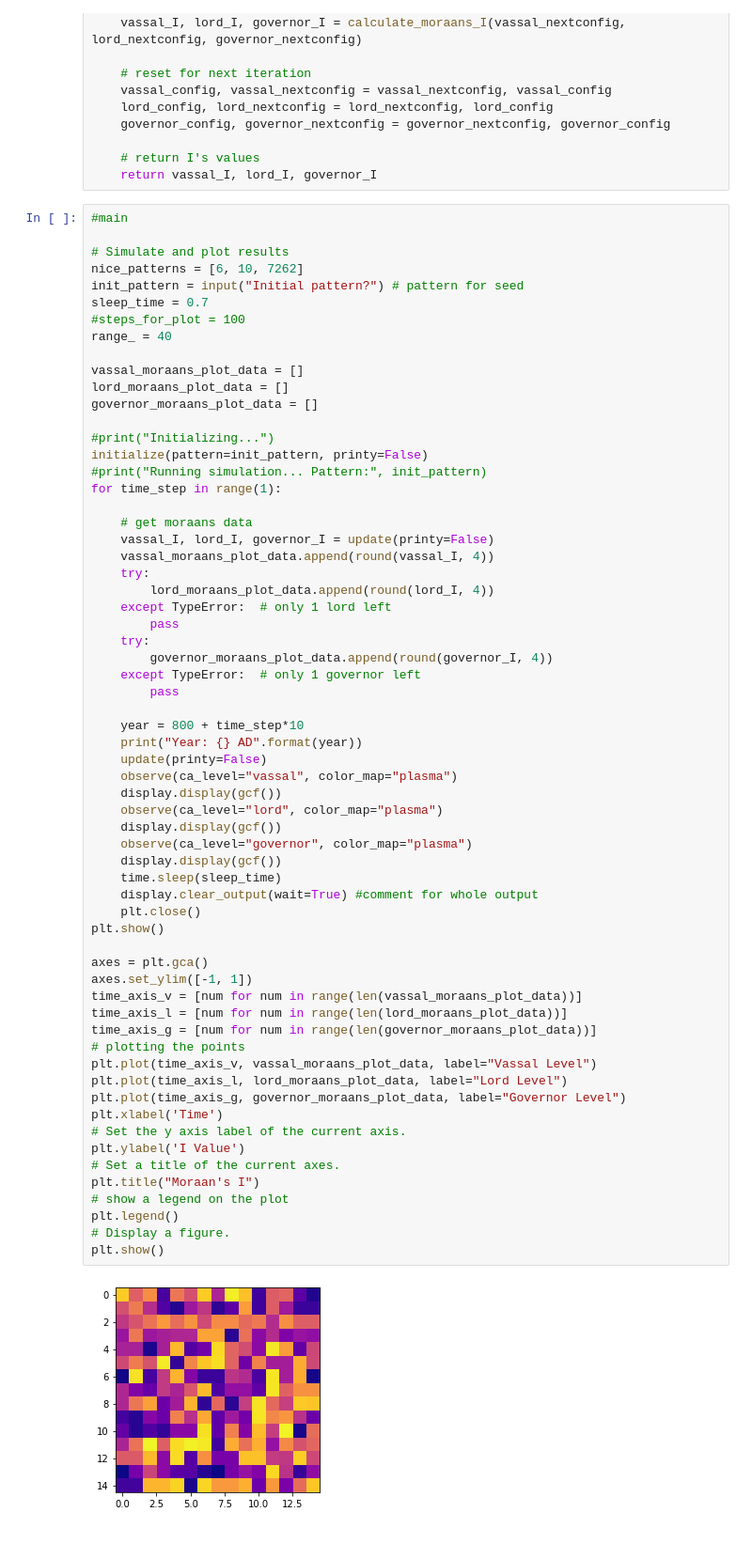
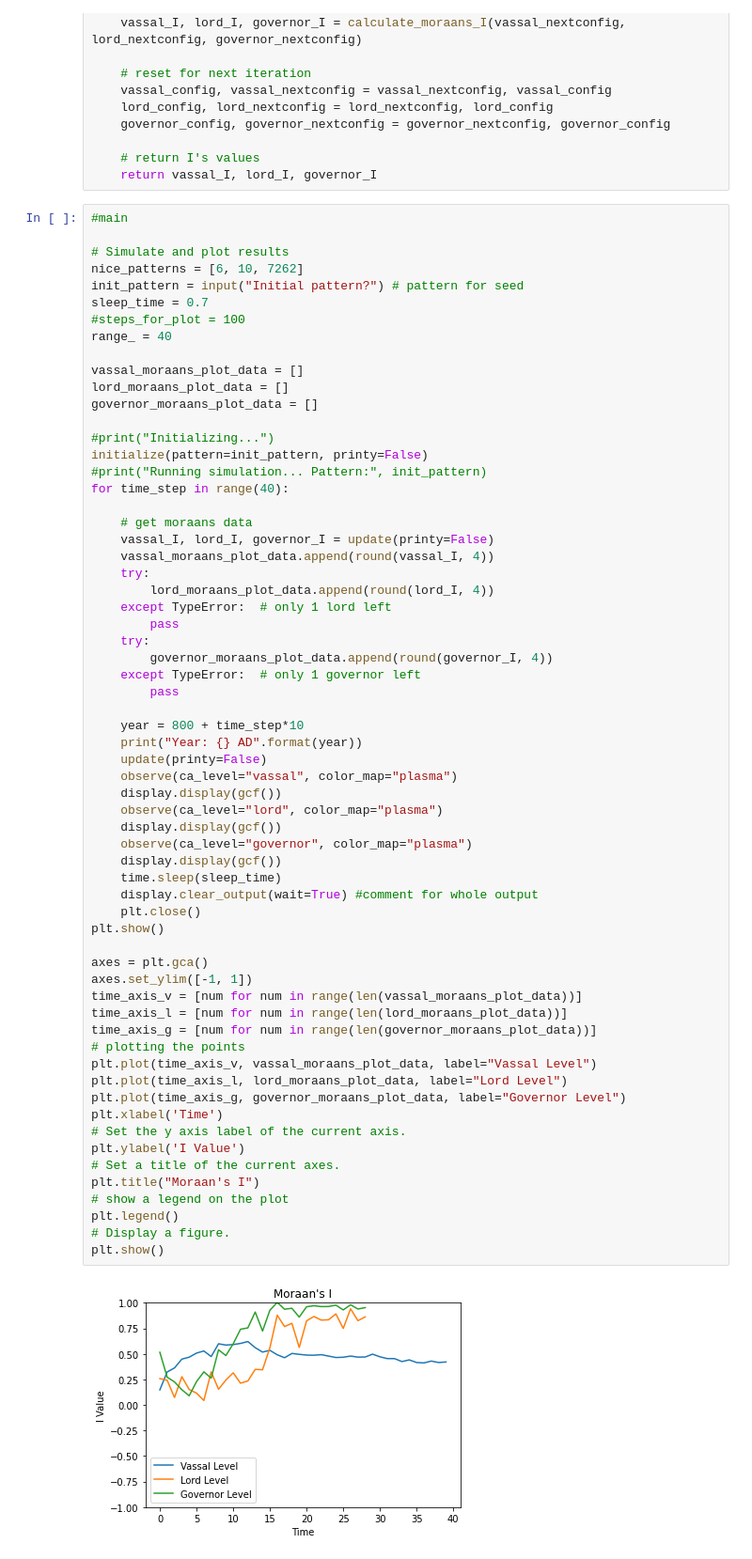
Before and after one commit to jpsiegel/Projects, a Jupyter notebook: Feudal_Model.ipynb, the cells around one changed output. Shown at 94% size. Drawn from its saved outputs; the diff is of its cells as text.

```diff
--- a/Feudal_Model.ipynb
+++ b/Feudal_Model.ipynb
@@ -1027,7 +1027,7 @@ governor_moraans_plot_data = []
 #print("Initializing...")
 initialize(pattern=init_pattern, printy=False)
 #print("Running simulation... Pattern:", init_pattern)
-for time_step in range(1):
+for time_step in range(40):
 
     # get moraans data
     vassal_I, lord_I, governor_I = update(printy=False)
@@ -1047,31 +1047,31 @@ for time_step in range(1):
     observe(ca_level="vassal", color_map="plasma")
     display.display(gcf())
     observe(ca_level="lord", color_map="plasma")
     display.display(gcf())
     observe(ca_level="governor", color_map="plasma")
     display.display(gcf())
     time.sleep(sleep_time)
     display.clear_output(wait=True) #comment for whole output
     plt.close()
 plt.show()
 
 axes = plt.gca()
 axes.set_ylim([-1, 1])
 time_axis_v = [num for num in range(len(vassal_moraans_plot_data))]
 time_axis_l = [num for num in range(len(lord_moraans_plot_data))]
 time_axis_g = [num for num in range(len(governor_moraans_plot_data))]
 # plotting the points
 plt.plot(time_axis_v, vassal_moraans_plot_data, label="Vassal Level")
 plt.plot(time_axis_l, lord_moraans_plot_data, label="Lord Level")
 plt.plot(time_axis_g, governor_moraans_plot_data, label="Governor Level")
 plt.xlabel('Time')
 # Set the y axis label of the current axis.
 plt.ylabel('I Value')
 # Set a title of the current axes.
 plt.title("Moraan's I")
 # show a legend on the plot
 plt.legend()
 # Display a figure.
 plt.show()
 # %% [output]
-[figure, old version]
+[figure, new version]
```
Also changed, not shown: parts of 1 cell of this notebook.
